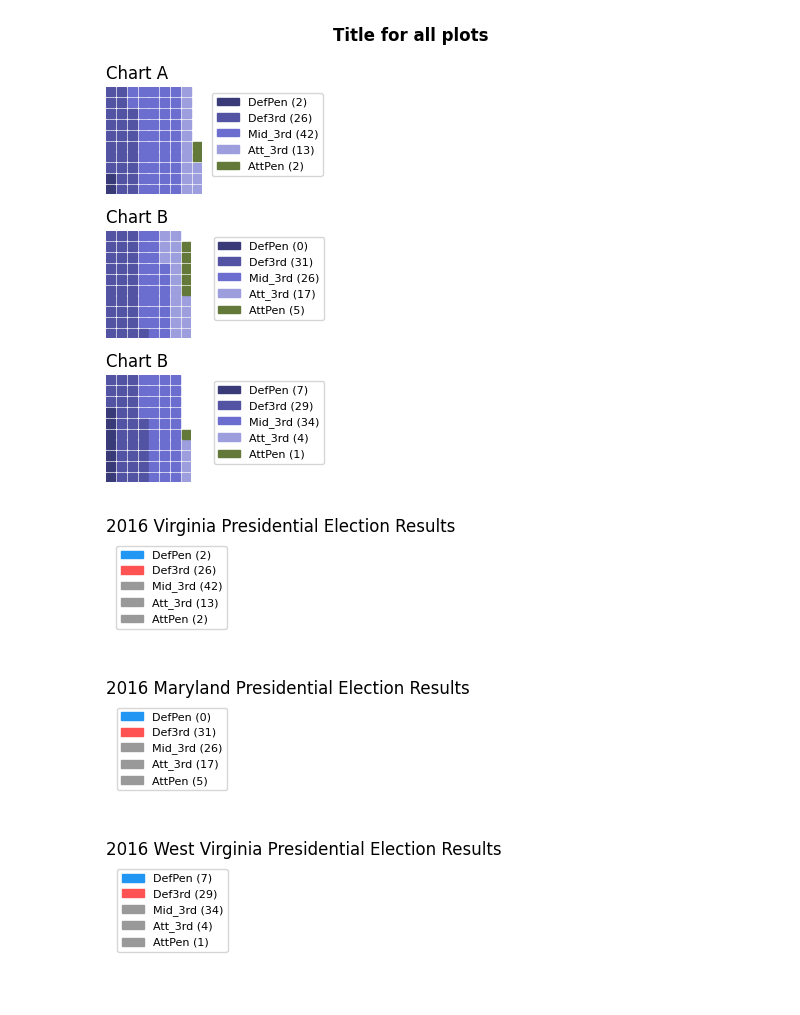
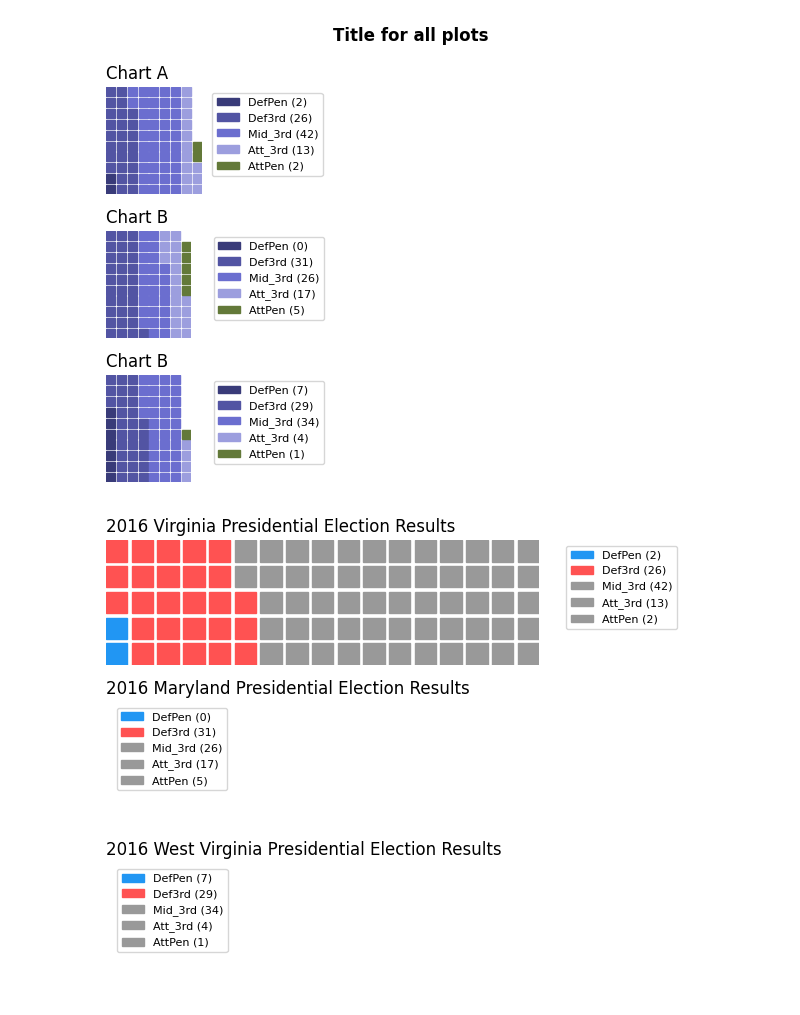
Before and after one commit to axelbol/football-analysis, a Jupyter notebook: possession_fbref.ipynb, the cells around one changed output. Drawn from its saved outputs; the diff is of its cells as text; code cells hidden in the pictures.

Commit message:
legends for subplots

```diff
--- a/possession_fbref.ipynb
+++ b/possession_fbref.ipynb
@@ -613,31 +602,31 @@ plt.show()
 # %%
 import pandas as pd
 
 fig = plt.figure(
     FigureClass=Waffle,
     plots={
         311: {
-            'values': df_possession_clean['Hal Hershfelt'] / 30000,
+            'values': df_possession_clean['Hal Hershfelt'],
             'labels': ["{0} ({1})".format(n, v) for n, v in df_possession_clean['Hal Hershfelt'].items()],
             'legend': {'loc': 'upper left', 'bbox_to_anchor': (1.05, 1), 'fontsize': 8},
             'title': {'label': '2016 Virginia Presidential Election Results', 'loc': 'left'}
         },
         312: {
             'values': df_possession_clean['Casey Krueger'] / 30000,
             'labels': ["{0} ({1})".format(n, v) for n, v in df_possession_clean['Casey Krueger'].items()],
             'legend': {'loc': 'upper left', 'bbox_to_anchor': (1.2, 1), 'fontsize': 8},
             'title': {'label': '2016 Maryland Presidential Election Results', 'loc': 'left'}
         },
         313: {
             'values': df_possession_clean['Tara McKeown'] / 30000,
             'labels': ["{0} ({1})".format(n, v) for n, v in df_possession_clean['Tara McKeown'].items()],
             'legend': {'loc': 'upper left', 'bbox_to_anchor': (1.3, 1), 'fontsize': 8},
             'title': {'label': '2016 West Virginia Presidential Election Results', 'loc': 'left'}
         },
     },
     rows=5,
     colors=("#2196f3", "#ff5252", "#999999", "#999999", "#999999"),  # Default argument values for subplots
     figsize=(9, 5)  # figsize is a parameter of plt.figure
 )
 # %% [output]
-[figure, old version]
+[figure, new version]
```
Also changed, not shown: parts of 14 cells of this notebook.
